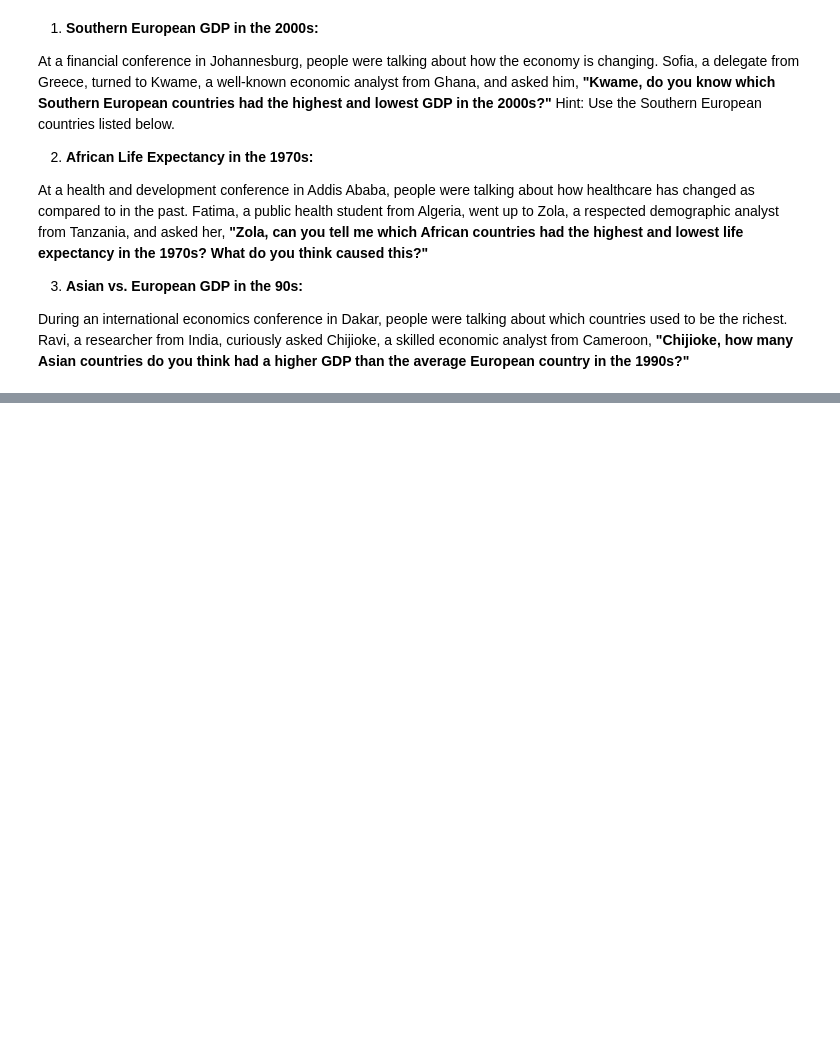
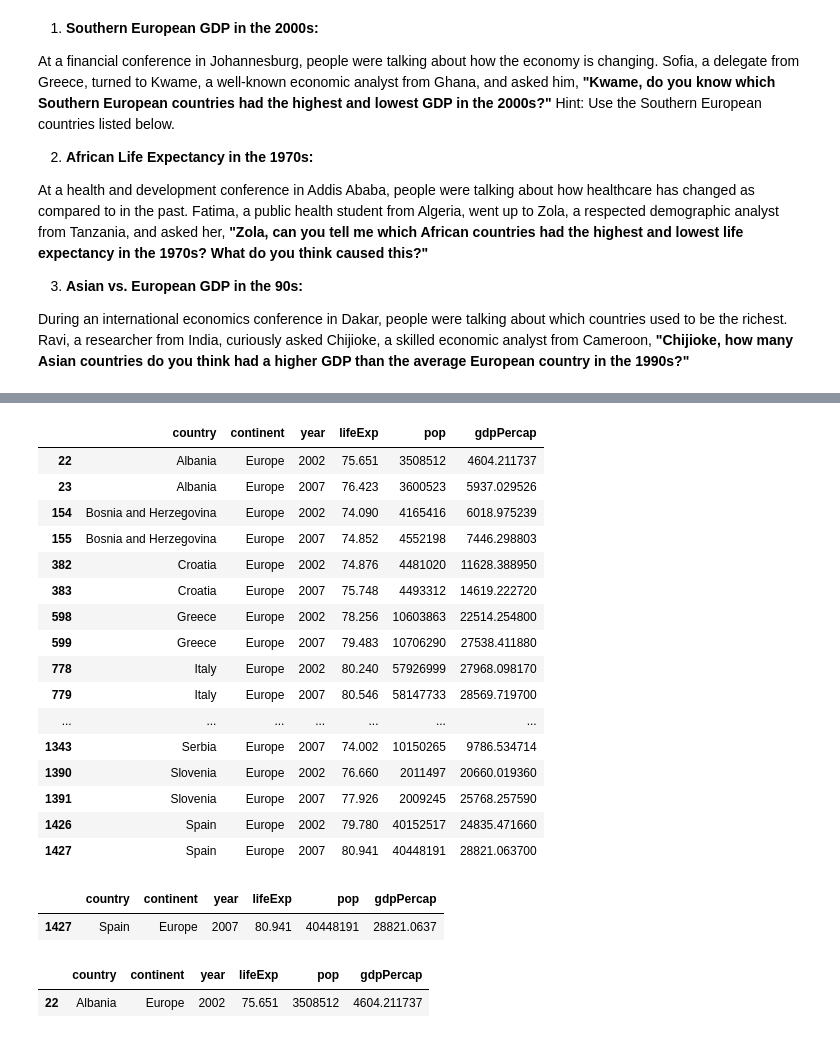
Before and after one commit to wandiyajames-arch/Data_Prep_AIMS, a Jupyter notebook: 02_Data_IO_Operations.ipynb, the cells around one changed output, grey strips where cells are left out. Drawn from its saved outputs; the diff is of its cells as text; code cells hidden in the pictures; blank space fills up the shorter version.

```diff
--- a/02_Data_IO_Operations.ipynb
+++ b/02_Data_IO_Operations.ipynb
@@ -355,0 +432,2 @@ SE_countries = ['Albania', 'Andorra', 'Bosnia and Herzegovina', 'Croatia', 'Gibr
+# %%
+df_se = world_gapminder[world_gapminder['country'].isin(SE_countries)]
@@ -355,0 +450,32 @@ SE_countries = ['Albania', 'Andorra', 'Bosnia and Herzegovina', 'Croatia', 'Gibr
+# %%
+df_se_2000s = df_se[df_se['year'].between(2000,2010,inclusive='left')]
+# %%
+df_se_2000s
+# %% [output]
+|  | country | continent | year | lifeExp | pop | gdpPercap |
+| 22 | Albania | Europe | 2002 | 75.651 | 3508512 | 4604.211737 |
+| 23 | Albania | Europe | 2007 | 76.423 | 3600523 | 5937.029526 |
+| 154 | Bosnia and Herzegovina | Europe | 2002 | 74.090 | 4165416 | 6018.975239 |
+| 155 | Bosnia and Herzegovina | Europe | 2007 | 74.852 | 4552198 | 7446.298803 |
+| 382 | Croatia | Europe | 2002 | 74.876 | 4481020 | 11628.388950 |
+| 383 | Croatia | Europe | 2007 | 75.748 | 4493312 | 14619.222720 |
+| 598 | Greece | Europe | 2002 | 78.256 | 10603863 | 22514.254800 |
+| 599 | Greece | Europe | 2007 | 79.483 | 10706290 | 27538.411880 |
+| 778 | Italy | Europe | 2002 | 80.240 | 57926999 | 27968.098170 |
+| 779 | Italy | Europe | 2007 | 80.546 | 58147733 | 28569.719700 |
+| ... | ... | ... | ... | ... | ... | ... |
+| 1343 | Serbia | Europe | 2007 | 74.002 | 10150265 | 9786.534714 |
+| 1390 | Slovenia | Europe | 2002 | 76.660 | 2011497 | 20660.019360 |
+| 1391 | Slovenia | Europe | 2007 | 77.926 | 2009245 | 25768.257590 |
+| 1426 | Spain | Europe | 2002 | 79.780 | 40152517 | 24835.471660 |
+| 1427 | Spain | Europe | 2007 | 80.941 | 40448191 | 28821.063700 |
+# %%
+df_se_2000s[df_se_2000s['gdpPercap']== df_se_2000s['gdpPercap'].max()]
+# %% [output]
+|  | country | continent | year | lifeExp | pop | gdpPercap |
+| 1427 | Spain | Europe | 2007 | 80.941 | 40448191 | 28821.0637 |
+# %%
+df_se_2000s[df_se_2000s['gdpPercap']== df_se_2000s['gdpPercap'].min()]
+# %% [output]
+|  | country | continent | year | lifeExp | pop | gdpPercap |
+| 22 | Albania | Europe | 2002 | 75.651 | 3508512 | 4604.211737 |
```
Also changed, not shown: parts of 17 cells of this notebook.
